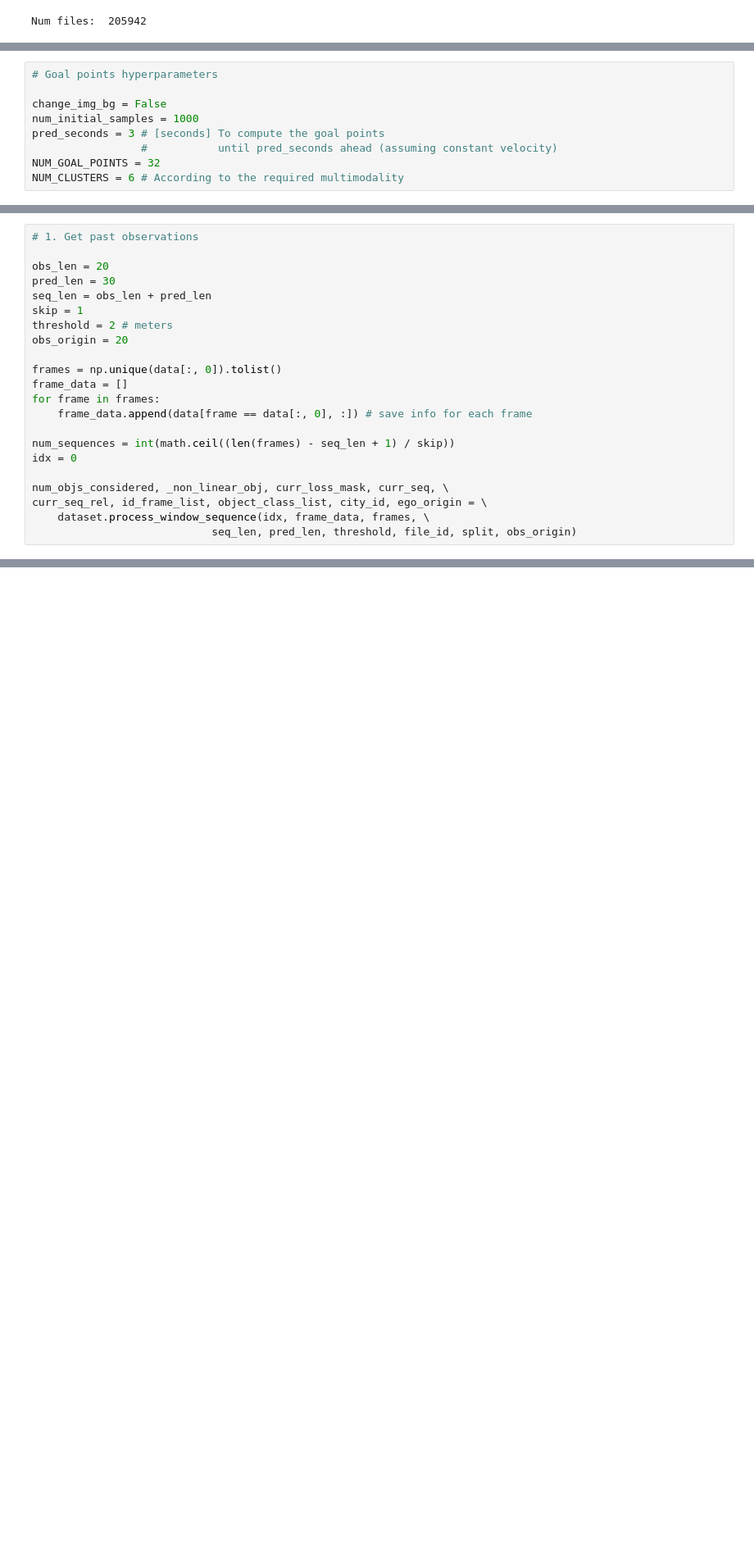
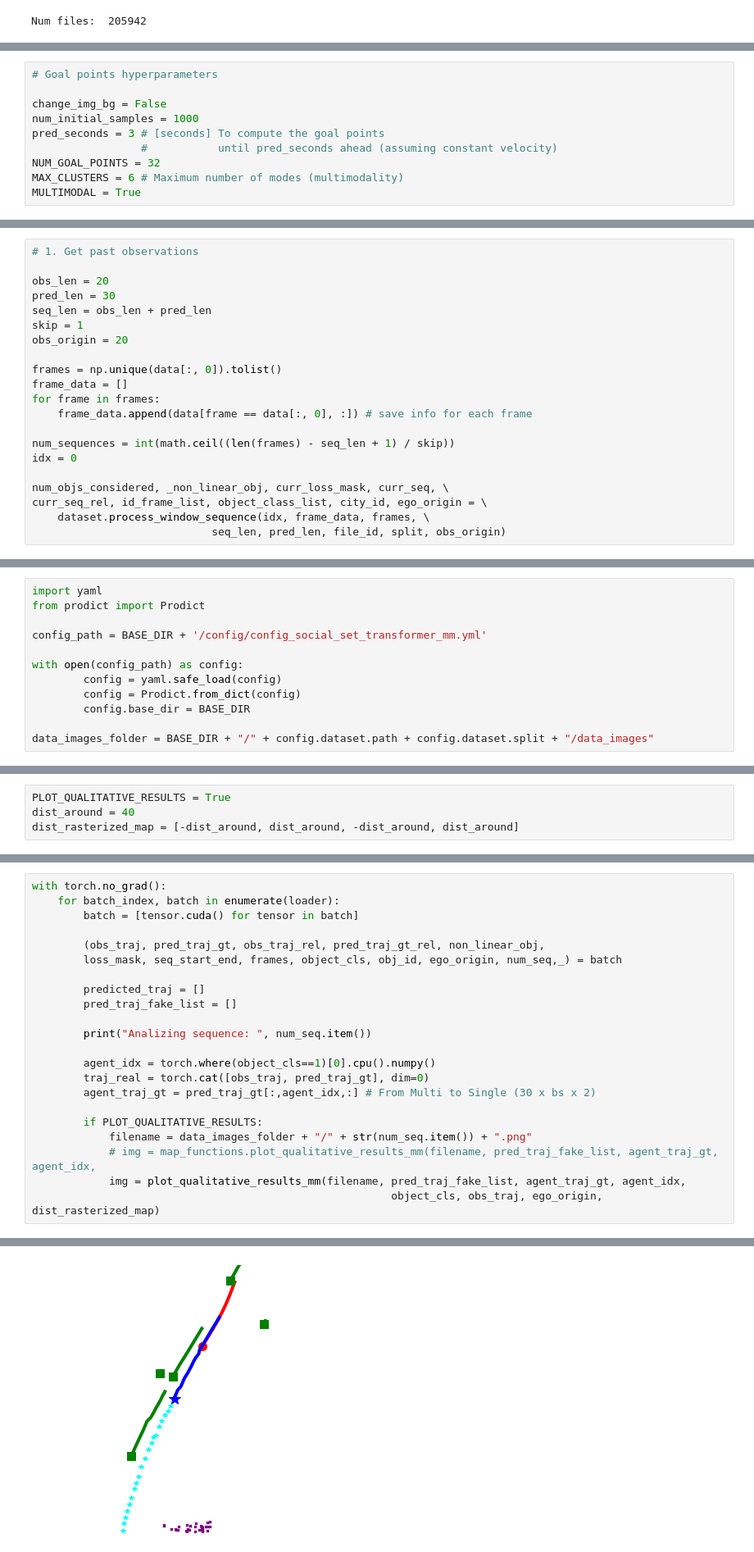
Before and after one commit to Cram3r95/mapfe4mp, a Jupyter notebook: evaluate/argoverse/test_goal_points_heatmap.ipynb, the cells around one changed output, grey strips where cells are left out. Shown: that part at 82% size. Drawn from its saved outputs; the diff is of its cells as text; blank space fills up the shorter version.

```diff
--- a/evaluate/argoverse/test_goal_points_heatmap.ipynb
+++ b/evaluate/argoverse/test_goal_points_heatmap.ipynb
@@ -77,7 +254,8 @@ num_initial_samples = 1000
 pred_seconds = 3 # [seconds] To compute the goal points
                  #           until pred_seconds ahead (assuming constant velocity)
 NUM_GOAL_POINTS = 32
-NUM_CLUSTERS = 6 # According to the required multimodality
+MAX_CLUSTERS = 6 # Maximum number of modes (multimodality)
+MULTIMODAL = True
 # %%
 # 0. Load image
 
@@ -100,7 +278,6 @@ obs_len = 20
 pred_len = 30
 seq_len = obs_len + pred_len
 skip = 1
-threshold = 2 # meters
 obs_origin = 20
 
 frames = np.unique(data[:, 0]).tolist()
@@ -114,7 +291,7 @@ idx = 0
 num_objs_considered, _non_linear_obj, curr_loss_mask, curr_seq, \
 curr_seq_rel, id_frame_list, object_class_list, city_id, ego_origin = \
     dataset.process_window_sequence(idx, frame_data, frames, \
-                            seq_len, pred_len, threshold, file_id, split, obs_origin)
+                            seq_len, pred_len, file_id, split, obs_origin)
 # %%
 # 2. Plot AGENT observed trajectory
 
@@ -229,0 +503,12 @@ rw_points = goal_points_functions.transform_px2real_world(final_samples_px, orig
+# %%
+import yaml
+from prodict import Prodict
+
+config_path = BASE_DIR + '/config/config_social_set_transformer_mm.yml'
+
+with open(config_path) as config:
+        config = yaml.safe_load(config)
+        config = Prodict.from_dict(config)
+        config.base_dir = BASE_DIR
+
+data_images_folder = BASE_DIR + "/" + config.dataset.path + config.dataset.split + "/data_images"
@@ -229,0 +558,4 @@ rw_points = goal_points_functions.transform_px2real_world(final_samples_px, orig
+# %%
+PLOT_QUALITATIVE_RESULTS = True
+dist_around = 40
+dist_rasterized_map = [-dist_around, dist_around, -dist_around, dist_around]
@@ -229,0 +845,23 @@ rw_points = goal_points_functions.transform_px2real_world(final_samples_px, orig
+# %%
+with torch.no_grad():
+    for batch_index, batch in enumerate(loader):
+        batch = [tensor.cuda() for tensor in batch]
+
+        (obs_traj, pred_traj_gt, obs_traj_rel, pred_traj_gt_rel, non_linear_obj,
+        loss_mask, seq_start_end, frames, object_cls, obj_id, ego_origin, num_seq,_) = batch
+
+        predicted_traj = []
+        pred_traj_fake_list = []
+
+        print("Analizing sequence: ", num_seq.item())
+
+        agent_idx = torch.where(object_cls==1)[0].cpu().numpy()
+        traj_real = torch.cat([obs_traj, pred_traj_gt], dim=0)
+        agent_traj_gt = pred_traj_gt[:,agent_idx,:] # From Multi to Single (30 x bs x 2)
+
+        if PLOT_QUALITATIVE_RESULTS:
+            filename = data_images_folder + "/" + str(num_seq.item()) + ".png"
+            # img = map_functions.plot_qualitative_results_mm(filename, pred_traj_fake_list, agent_traj_gt, agent_idx,
+            img = plot_qualitative_results_mm(filename, pred_traj_fake_list, agent_traj_gt, agent_idx,
+                                                        object_cls, obs_traj, ego_origin, dist_rasterized_map)
+# %% [output]
@@ -229,0 +902 @@ rw_points = goal_points_functions.transform_px2real_world(final_samples_px, orig
+[figure, added]
```
Also changed, not shown: parts of 19 cells of this notebook, 15 other files.
